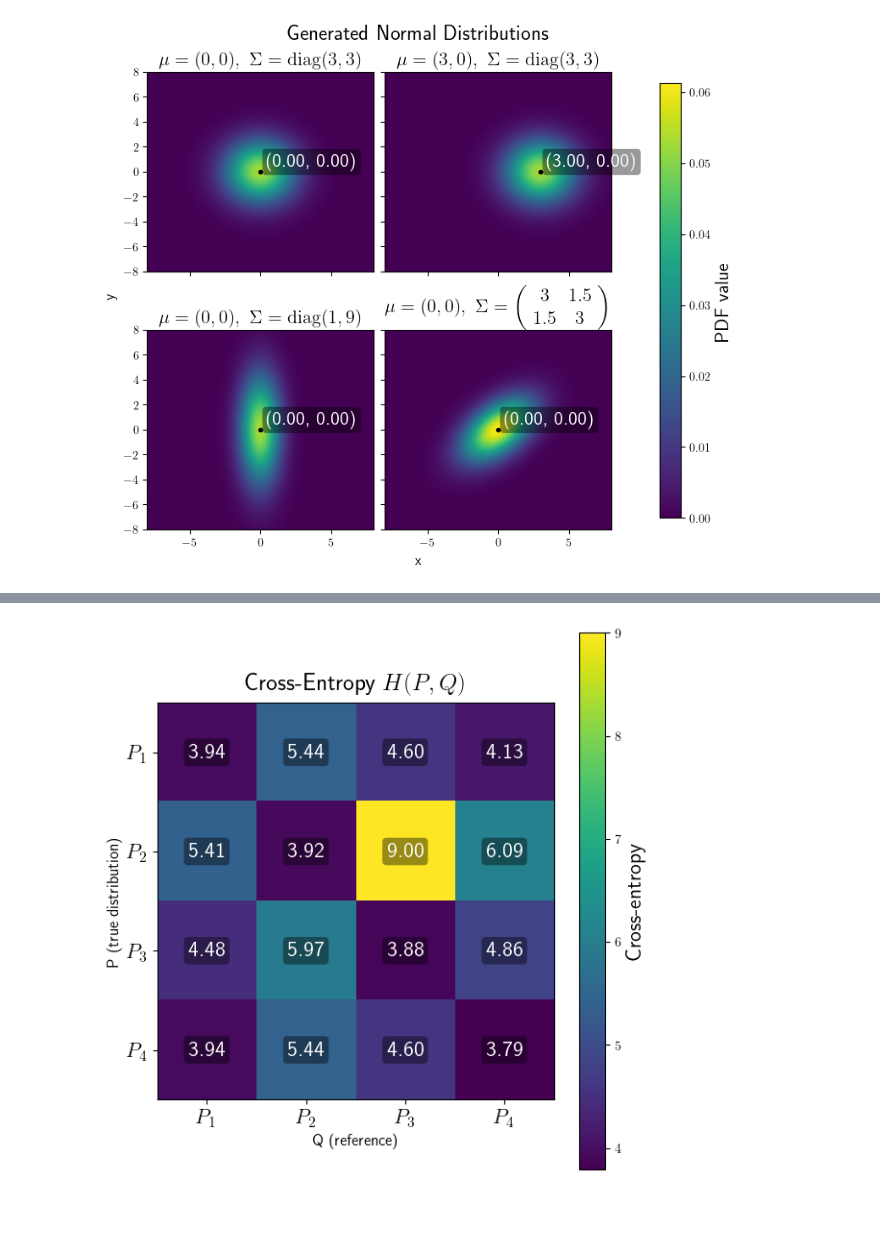
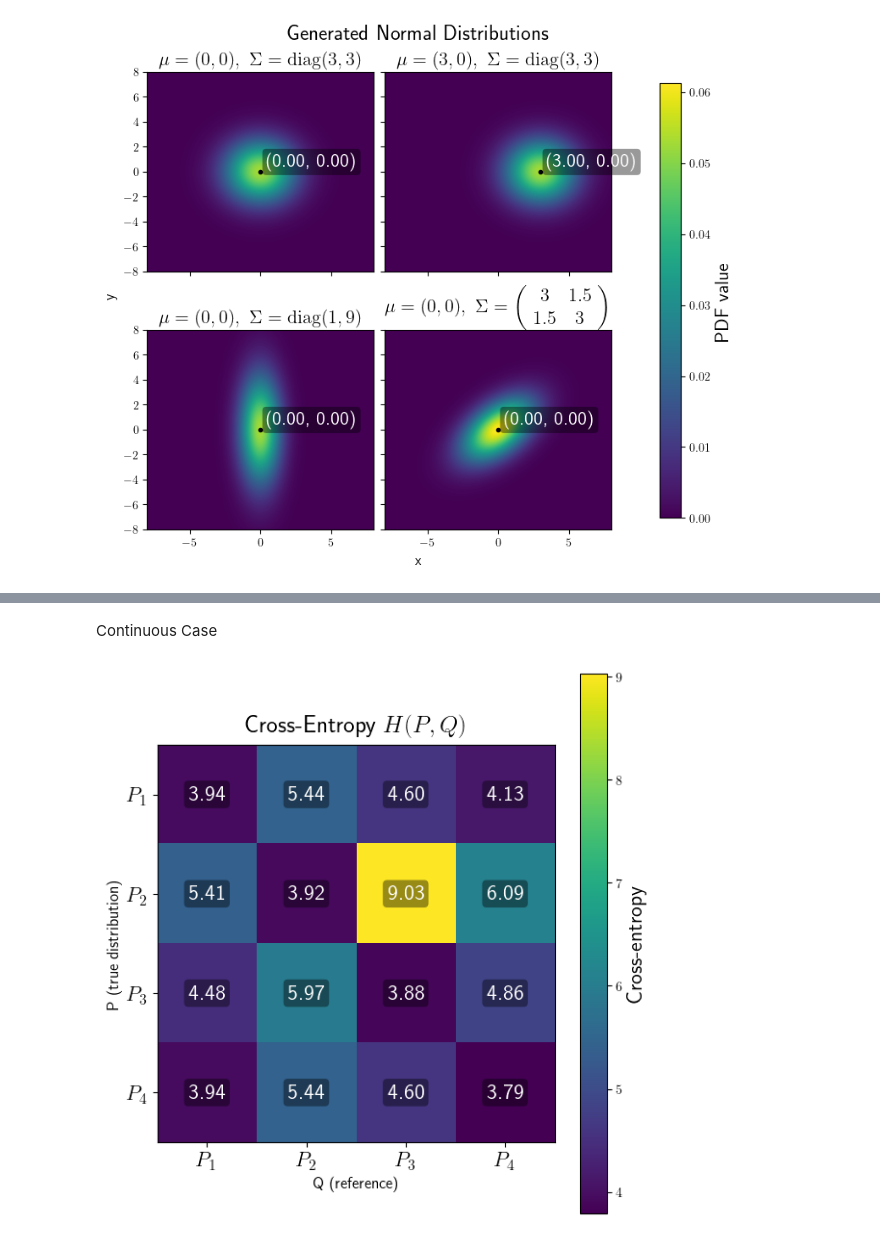
Before and after one commit to Rachel-0420/Cross-Entropy-Fast-Transient, a Jupyter notebook: HighD Normal Distribution.ipynb, the cells around one changed output, grey strips where cells are left out. Cells and saved outputs as stored; diff of their text form; code cells hidden in the pictures; blank space fills up the shorter version.

Commit message:
separated discrete and cts cross entropy of Gaussian

```diff
--- a/HighD Normal Distribution.ipynb
+++ b/HighD Normal Distribution.ipynb
@@ -129,4 +147,25 @@ for i in range(n):
+# %% [markdown]
+Continuous Case
 # %%
+# Method 1 -- Riemann sum approximation
+# Sanity Check
+
+dx = x[1] - x[0]
+dy = y[1] - y[0]
+area = dx * dy
+
+# numerical safety
+eps = 1e-16
+
+n = len(pdfs)
+cross_entropy = np.zeros((n, n))
+
+for i in range(n):
+    P = pdfs[i]
+    for j in range(n):
+        Q = pdfs[j]
+        cross_entropy[i, j] = -np.sum(P * np.log(Q + eps)) * area # Riemann sum approximation
+
 fig, ax = plt.subplots(figsize=(6, 6))
 
 im = ax.imshow(cross_entropy, cmap="viridis", aspect="equal")
@@ -141,31 +180,31 @@ ax.set_xlabel("Q (reference)", fontsize = 12)
 ax.set_ylabel("P (true distribution)", fontsize = 12)
 ax.set_title(r"Cross-Entropy $H(P, Q)$", pad=10, fontsize = 18)
 
 # Annotate values
 for i in range(n):
     for j in range(n):
         ax.text(
             j, i,
             f"{cross_entropy[i, j]:.2f}",
             ha="center",
             va="center",
             fontsize=16,
             color="white",
             bbox=dict(
                 boxstyle="round,pad=0.20",
                 fc="black",
                 ec="none",
                 alpha=0.40
             )
         )
 
 # Colorbar
 cbar = fig.colorbar(im, ax=ax)
 cbar.set_label("Cross-entropy", rotation=90, fontsize = 16)
 
 ax.tick_params(axis="both", labelsize=16)
 
 plt.tight_layout()
 plt.show()
 # %% [output]
-[figure, old version]
+[figure, new version]
```
Also changed, not shown: parts of 6 cells of this notebook.
